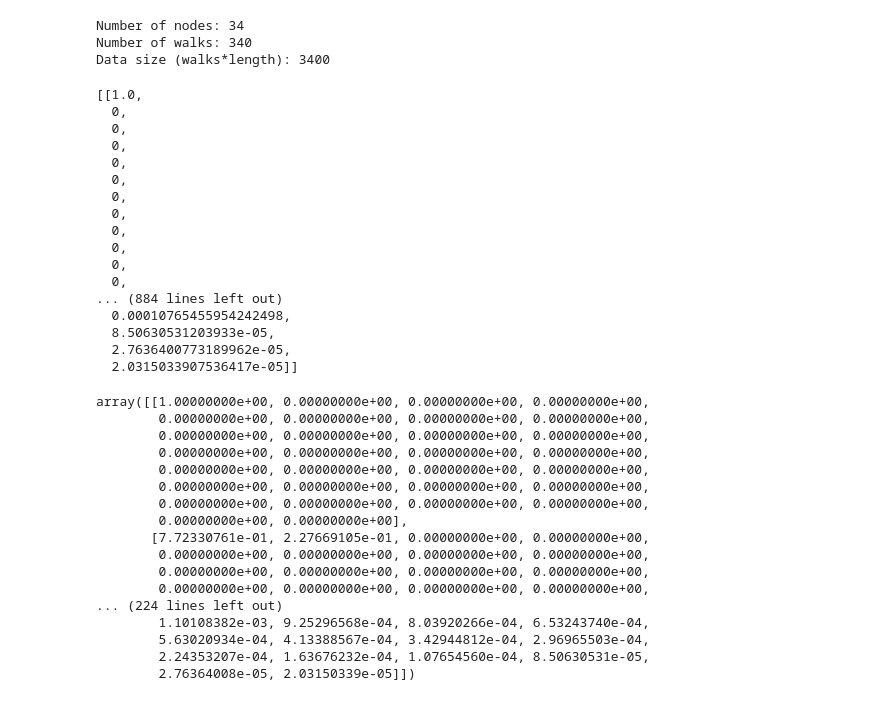
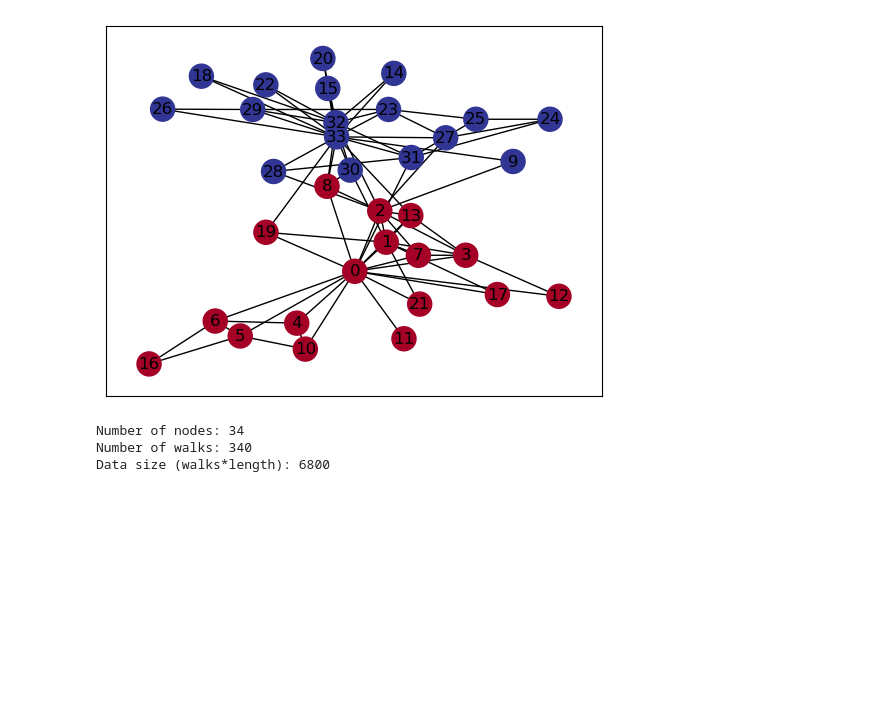
Before and after one commit to taira-no-saurusu/DeepWalk, a Jupyter notebook: embed_pca.ipynb, the cells around one changed output. Saved outputs shown, nothing was run; the diff lists cells and outputs as text; code cells hidden in the pictures; blank space fills up the shorter version.

```diff
--- a/embed_pca.ipynb
+++ b/embed_pca.ipynb
@@ -35,10 +36,7 @@ data = "karateclub"
 check_data(data)
 
 # インプットするファイル名
-INPUT = deepwalk.generate_Graph(data)
-
-# 正解ラベル
-TRUE_LABEL = deepwalk.get_label_list(data)
+INPUT,TRUE_LABEL = deepwalk.generate_Graph(data)
 
 # インプットするグラフが無向グラフかどうか(True:無向グラフ,　False:有向グラフ)
 UNDIRECTED = True
@@ -48,35 +46,37 @@ UNDIRECTED = True
 NUMBER_WALKS = 10
 
 # 1ウォークあたりの長さ
-WALK_LENGTH = 10
+WALK_LENGTH = 20
 
 # skipgramので使われるウィンドウサイズ
 WINDOW_SIZE = 4
 
 
 # ランダムシード値
 SEED = 0
 
 # 埋め込み後の各ノードの次元数
 REPRESENTATION_SIZE_LIST = range(1,31)
 
 # 並列プロセス数
 WORKERS = 1
 
 # クラスタ数
 N_CLUSTER = 2
 
 # クラスタリング手法
 """
 kmedoids : "kmedoids"
 kmeans   : "kmeans"
 """
 METHOD = check_method("kmeans")
 
 # 結果を表示するかどうか
 SHOW = False
 
 raito_list = []
+# %% [output]
+[figure, added]
 # %%
 """
     グラフ生成
@@ -96,7 +96,7 @@ print("Data size (walks*length): {}".format(data_size))
 # %% [output]
 Number of nodes: 34
 Number of walks: 340
-Data size (walks*length): 3400
+Data size (walks*length): 6800
 # %%
 raito_list = []
 for REPRESENTATION_SIZE in REPRESENTATION_SIZE_LIST:
@@ -107,48 +107,8 @@ for REPRESENTATION_SIZE in REPRESENTATION_SIZE_LIST:
     mean_contribution.extend(zeroList)
 
     raito_list.append(mean_contribution)
-# %%
-raito_list
-# %% [output]
-[[1.0,
-  0,
-  0,
-  0,
-  0,
-  0,
-  0,
-  0,
-  0,
-  0,
-  0,
-  0,
-... (884 lines left out)
-  0.00010765455954242498,
-  8.50630531203933e-05,
-  2.7636400773189962e-05,
-  2.0315033907536417e-05]]
 # %%
 normalized_data = np.array(raito_list)
-# %%
-normalized_data
-# %% [output]
-array([[1.00000000e+00, 0.00000000e+00, 0.00000000e+00, 0.00000000e+00,
-        0.00000000e+00, 0.00000000e+00, 0.00000000e+00, 0.00000000e+00,
-        0.00000000e+00, 0.00000000e+00, 0.00000000e+00, 0.00000000e+00,
-        0.00000000e+00, 0.00000000e+00, 0.00000000e+00, 0.00000000e+00,
-        0.00000000e+00, 0.00000000e+00, 0.00000000e+00, 0.00000000e+00,
-        0.00000000e+00, 0.00000000e+00, 0.00000000e+00, 0.00000000e+00,
-        0.00000000e+00, 0.00000000e+00, 0.00000000e+00, 0.00000000e+00,
-        0.00000000e+00, 0.00000000e+00],
-       [7.72330761e-01, 2.27669105e-01, 0.00000000e+00, 0.00000000e+00,
-        0.00000000e+00, 0.00000000e+00, 0.00000000e+00, 0.00000000e+00,
-        0.00000000e+00, 0.00000000e+00, 0.00000000e+00, 0.00000000e+00,
-        0.00000000e+00, 0.00000000e+00, 0.00000000e+00, 0.00000000e+00,
-... (224 lines left out)
-        1.10108382e-03, 9.25296568e-04, 8.03920266e-04, 6.53243740e-04,
-        5.63020934e-04, 4.13388567e-04, 3.42944812e-04, 2.96965503e-04,
-        2.24353207e-04, 1.63676232e-04, 1.07654560e-04, 8.50630531e-05,
-        2.76364008e-05, 2.03150339e-05]])
 # %%
 # 行ごとに合計を計算し、それで行を正規化する
 normalized_data = np.array(raito_list)
```
Also changed, not shown: parts of 3 cells of this notebook, 18 other files.
